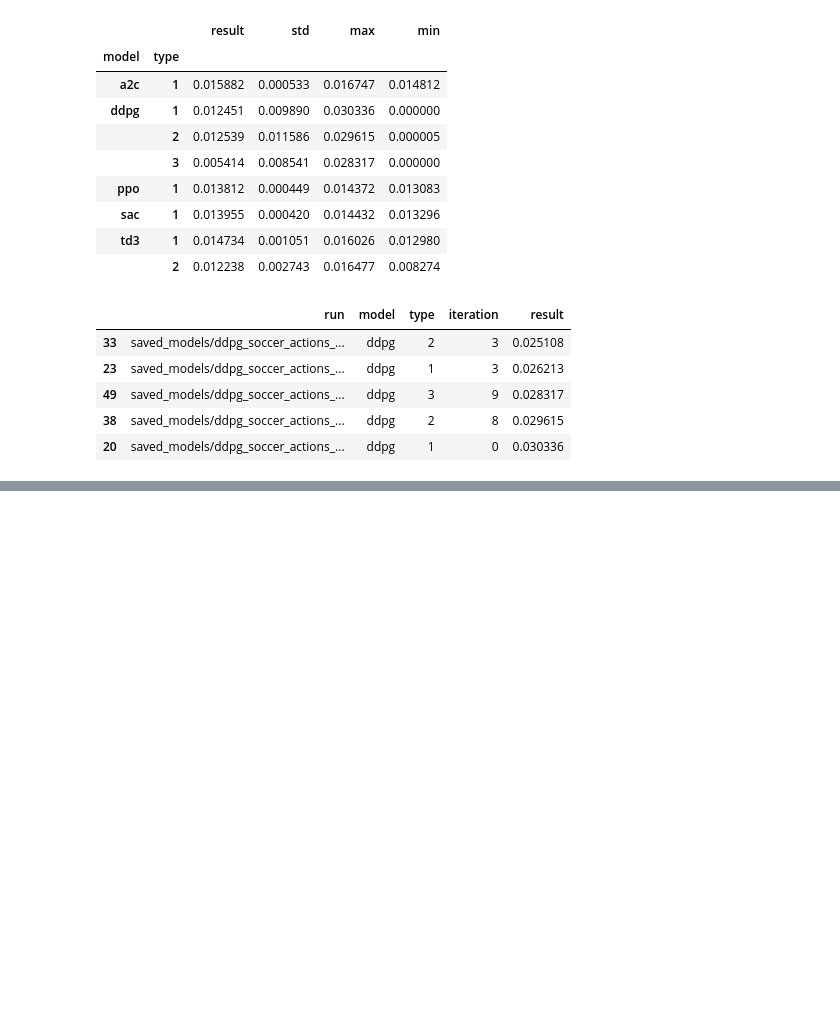
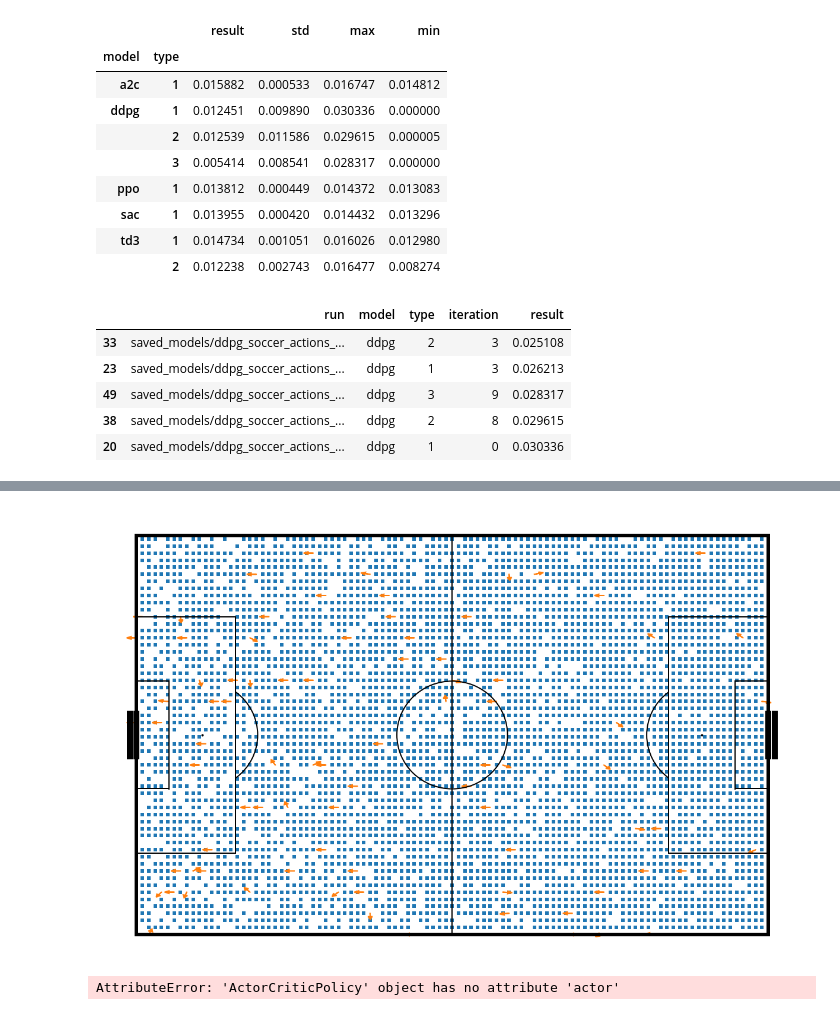
Before and after one commit to nvsclub/SoccerActionsSim, a Jupyter notebook: 012 Results from test.ipynb, the cells around one changed output, grey strips where cells are left out. Drawn from its saved outputs; the diff is of its cells as text; code cells hidden in the pictures; blank space fills up the shorter version.

```diff
--- a/012 Results from test.ipynb
+++ b/012 Results from test.ipynb
@@ -79,0 +85,10 @@ visualize_model(model)
+# %%
+model = PPO.load('saved_models/ppo_soccer_actions_env_1_0')
+visualize_model(model);
+# %% [output]
+[figure, added]
+# %%
+model = SAC.load('saved_models/sac_soccer_actions_env_1_0')
+visualize_model(model);
+# %% [output]
+AttributeError: 'ActorCriticPolicy' object has no attribute 'actor'
```
Also changed, not shown: parts of 3 cells of this notebook, 9 other files.
